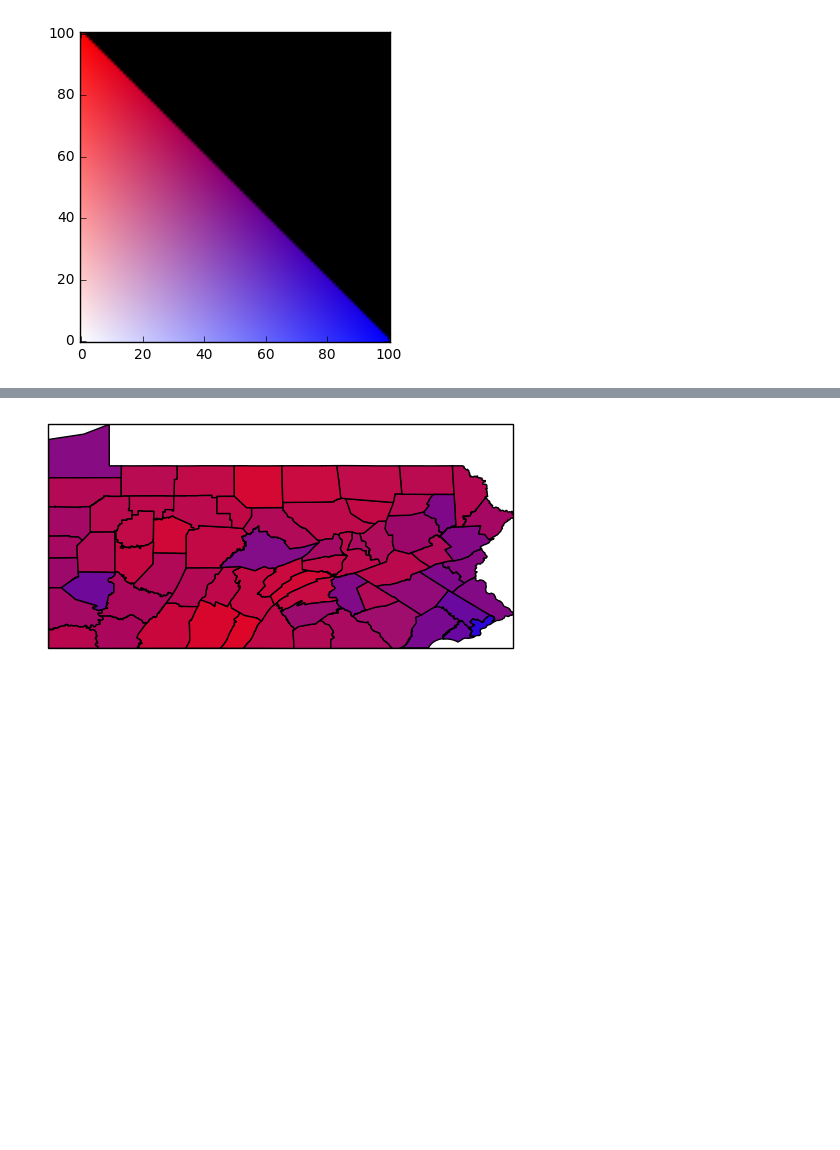
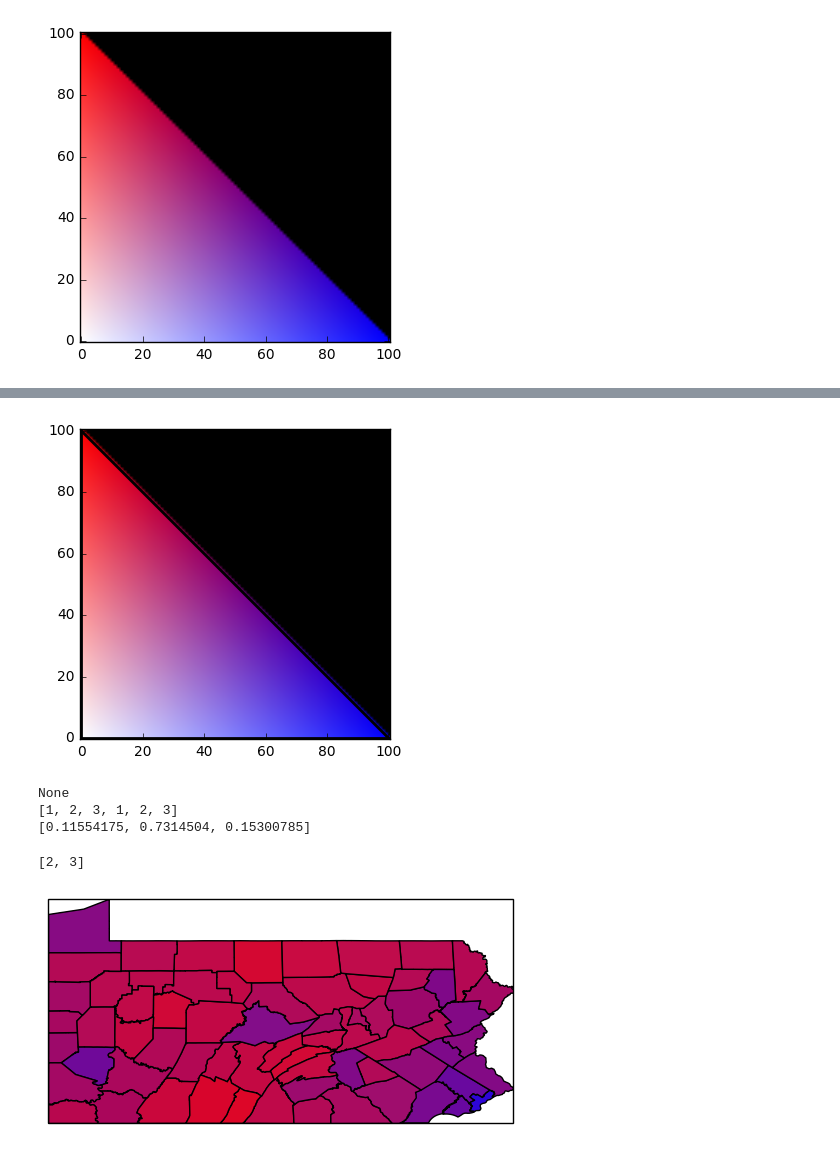
Before and after one commit to oderby/elections_2016, a Jupyter notebook: plot_pa.ipynb, the cells around one changed output, grey strips where cells are left out. Drawn from its saved outputs; the diff is of its cells as text; code cells hidden in the pictures; blank space fills up the shorter version.

```diff
--- a/plot_pa.ipynb
+++ b/plot_pa.ipynb
@@ -507,3 +823,46 @@ plot_cmap(cmap, filter= lambda x,y:x+y<=100, foo=1)
+# %%
+cmap = ColorMap([[0,0], [100,0], [0,100]], [(1,1,1), (0,0,1), (1,0,0)])
+# cmap = ColorMap([[35,35], [65,35], [50,55.2]], [(1,1,1), (0,0,1), (1,0,0)], True)
+# cmap = ColorMap([[35,35], [65,35], [65,65], [35,65]], [(0,0,0), (0,0,1), (1,1,1), (1,0,0)], True)
+# cmap = ColorMap([[50*x+50 for x in p] for p in poly_corners(3)], [(1,1,1), (0,0,1), (1,0,0)], True)
+# cmap = ColorMap([[50*x+50 for x in p] for p in poly_corners(4)], [(0,0,0), (0,0,1), (1,1,1), (1,0,0)], True)
+# cmap = ColorMap([[50*(x+1) for x in p] for p in poly_corners(5)], [(0,0,0), (0,0,1), (1,0,0), (0,1,0), (1,1,1)], True)
+# cmap = ColorMap([[25*(x)+50 for x in p] for p in poly_corners(6)], [(0,0,1), (0,1,1), (0,1,0), (1,1,0), (1,0,0), (1,0,1)])
+corners = cmap.coords
+n = len(corners)
+for i in range(n):
+    x1,y1 = corners[i]
+    x2,y2 = corners[(i+1)%n]
+    plt.plot([x1,x2], [y1,y2], 'k', linewidth=2)
+
+# print(cmap((-10,0)))
+# print(cmap((10,0)))
+# print(cmap((55,0)))
+# print(cmap((90,0)))
+# print(cmap((110,0)))
+# print(cmap((30,50)))
+
+cmap.verbose = False
+# def filter(x,y):
+#     return 35<=x<=65 and 35<=y<=65
+# filter= lambda x,y: True
+filter= lambda x,y: x+y<=100
+plot_cmap(cmap, filter= filter, foo=1)
+# %% [output]
+[figure, added]
+# %%
+f = np.array([[ 0.11554175], [ 0.7314504 ], [ 0.15300785]]).T
+np.concatenate((f,f))
+a = [1,2,3]
+print(a.extend(a))
+print(a)
+print(f[0,0:].tolist())
+a[4:6]
+# %% [output]
+None
+[1, 2, 3, 1, 2, 3]
+[0.11554175, 0.7314504, 0.15300785]
+[2, 3]
 # %%
 ax = plt.axes(projection=ccrs.PlateCarree())
 
```
Also changed, not shown: parts of 7 cells of this notebook.
